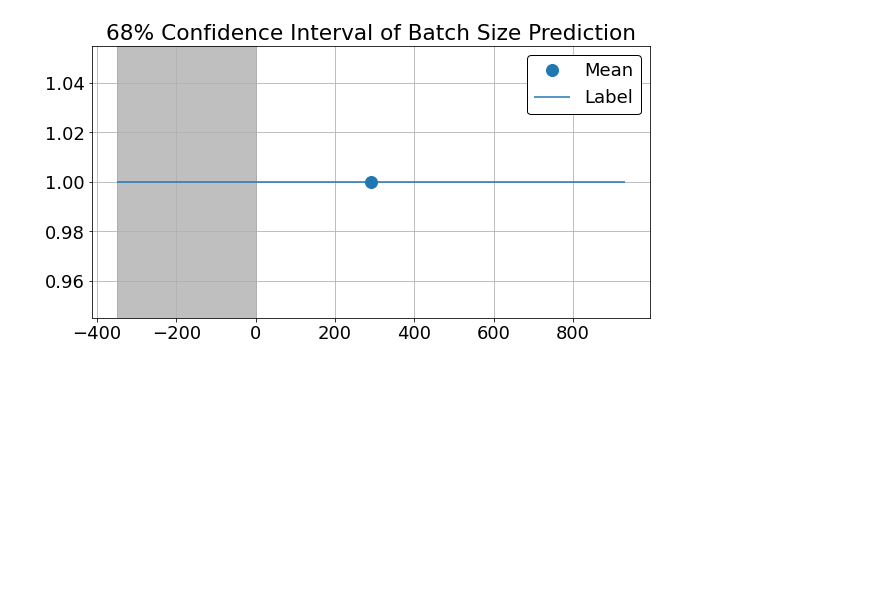
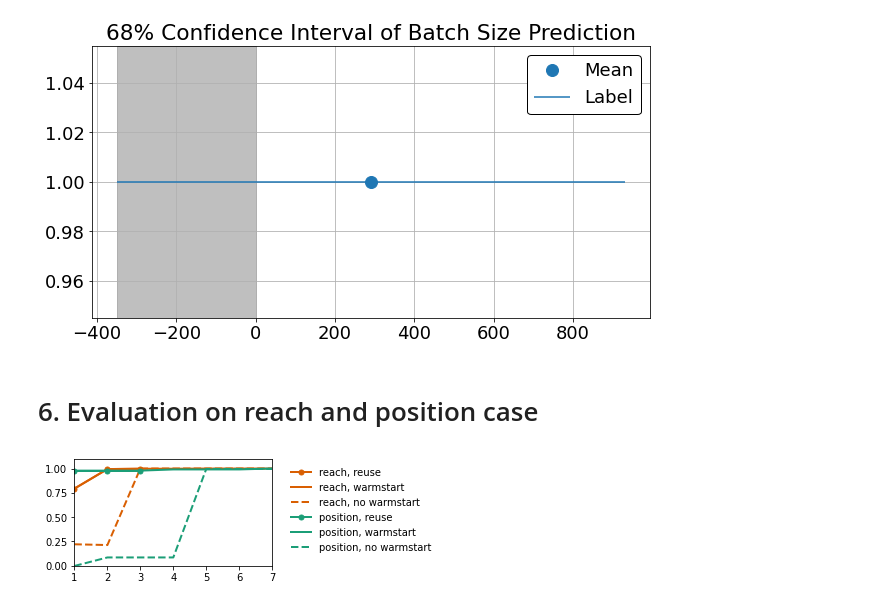
Before and after one commit to maroehler/industrial-rl, a Jupyter notebook: Retrieve.ipynb, the cells around one changed output. Drawn from its saved outputs; the diff is of its cells as text; code cells hidden in the pictures; blank space fills up the shorter version.

Commit message:
update preprocessing and evaluation files

```diff
--- a/Retrieve.ipynb
+++ b/Retrieve.ipynb
@@ -575,3 +572,5 @@ plt.legend()
 # %% [output]
 <matplotlib.legend.Legend at 0x...>
 [figure]
+# %% [markdown]
+# 6. Evaluation on reach and position case
@@ -577,0 +588,46 @@ plt.legend()
+# %%
+#DataFrames with normalized return values
+reach_max = max([max(reach_init), max(reach_no_init)])
+position_max = max([max(position_init), max(position_no_init)])
+n = [1,2,3,4,5,6,7,8,9,10]
+
+df_reach = pd.DataFrame(n)
+df_reach.columns = ['iter']
+df_reach['BO Warmstart'] = pd.DataFrame(reach_init)/reach_max
+df_reach['BO'] = pd.DataFrame(reach_no_init)/reach_max
+df_reach['BO Warmstart max'] = pd.DataFrame(reach_init_max)/reach_max
+df_reach['BO max'] = pd.DataFrame(reach_no_init_max)/reach_max
+
+df_position = pd.DataFrame(n)
+df_position.columns = ['iter']
+df_position['BO Warmstart'] = pd.DataFrame(position_init)/position_max
+df_position['BO'] = pd.DataFrame(position_no_init)/position_max
+df_position['BO Warmstart max'] = pd.DataFrame(position_init_max)/position_max
+df_position['BO max'] = pd.DataFrame(position_no_init_max)/position_max
+# %%
+plt.rcParams.update({'font.size': 10})
+plt.rcParams.update({'figure.figsize': [9/2.54, 5/2.54]})
+plt.rcParams.update({'legend.edgecolor': 'white'})
+plt.rcParams.update({'legend.framealpha': 1.0})
+
+max = [1,1,1,1,1,1,1,1,1,1]
+reuse = [1,2,3]
+
+fig = plt.figure()
+ax1 = fig.add_subplot(111)
+
+linewidth = 2
+plt.plot(reuse, df_reach['BO Warmstart max'][:3], label = "reach, reuse", color = '#d95f02', marker = 'o', markersize = 5, linewidth=linewidth)
+plt.plot(df_reach['iter'], df_reach['BO Warmstart max'], label = "reach, warmstart", color = '#d95f02', linewidth=linewidth)
+plt.plot(df_reach['iter'], df_reach['BO max'], label = "reach, no warmstart", color = '#d95f02', linestyle = '--', linewidth=linewidth)
+plt.plot(reuse, df_position['BO Warmstart max'][:3], label = "position, reuse", color = '#1b9e77', marker = 'o', markersize = 5, linewidth=linewidth)
+plt.plot(df_position['iter'], df_position['BO Warmstart max'], label = "position, warmstart", color = '#1b9e77', linewidth=linewidth)
+plt.plot(df_position['iter'], df_position['BO max'], label = "position, no warmstart", color = '#1b9e77', linestyle = '--', linewidth=linewidth)
+
+plt.legend()
+plt.legend(bbox_to_anchor=(1.05, 1), loc='upper left')
+plt.ylim([0, 1.1])
+plt.xlim([1, 7])
+fig.show()
+# %% [output]
+[figure, added]
```
Also changed, not shown: parts of 4 cells of this notebook, 42 other files.
